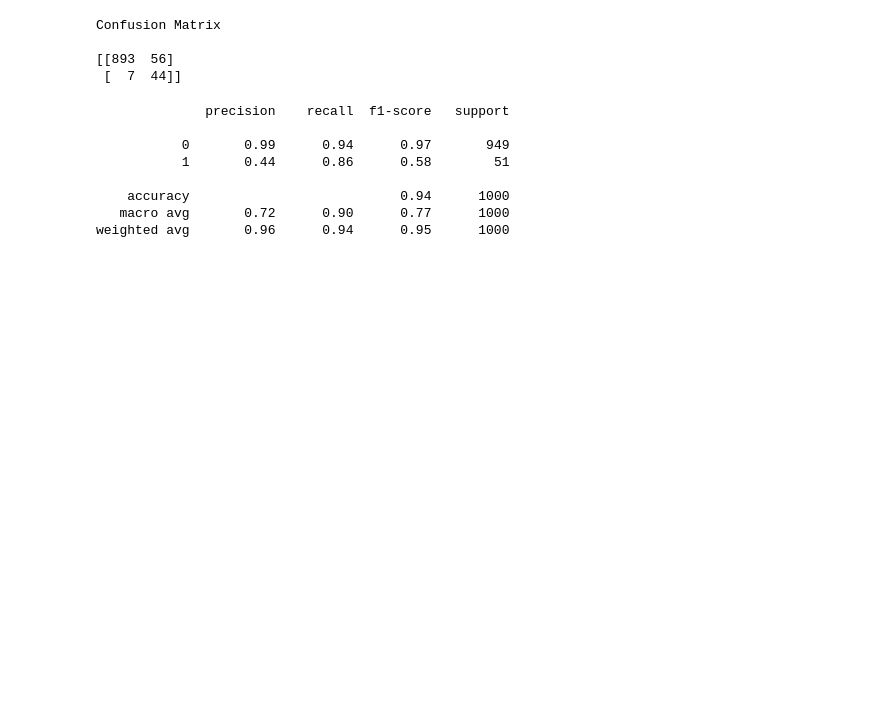
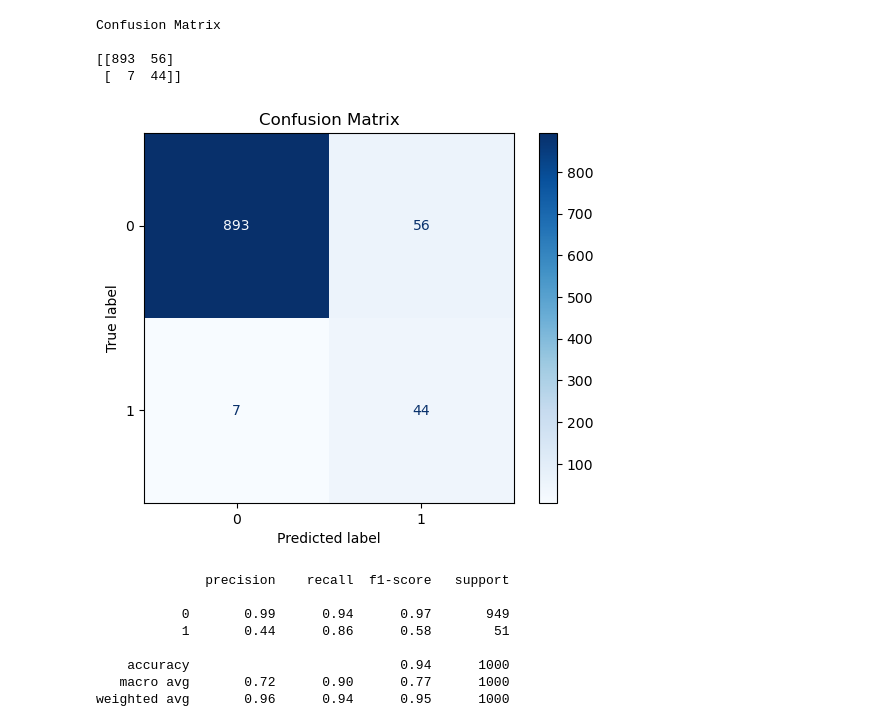
Before and after one commit to kevinjoe1/machine-quality-prediction, a Jupyter notebook: notebook/machine_quality_prediction.ipynb, the cells around one changed output. Cells and saved outputs as stored; diff of their text form; code cells hidden in the pictures; blank space fills up the shorter version.

Commit message:
Update notebook and project visualizations

```diff
--- a/notebook/machine_quality_prediction.ipynb
+++ b/notebook/machine_quality_prediction.ipynb
@@ -563,6 +563,14 @@ Confusion Matrix
 
 [[893  56]
  [  7  44]]
+# %%
+disp = ConfusionMatrixDisplay(confusion_matrix=cm)
+disp.plot(cmap="Blues")
+
+plt.title("Confusion Matrix")
+plt.show()
+# %% [output]
+[figure, added]
 # %%
 # classification report
 cr = classification_report(y_pred,y_test)
```
Also changed, not shown: parts of 1 cell of this notebook, 12 other files.
